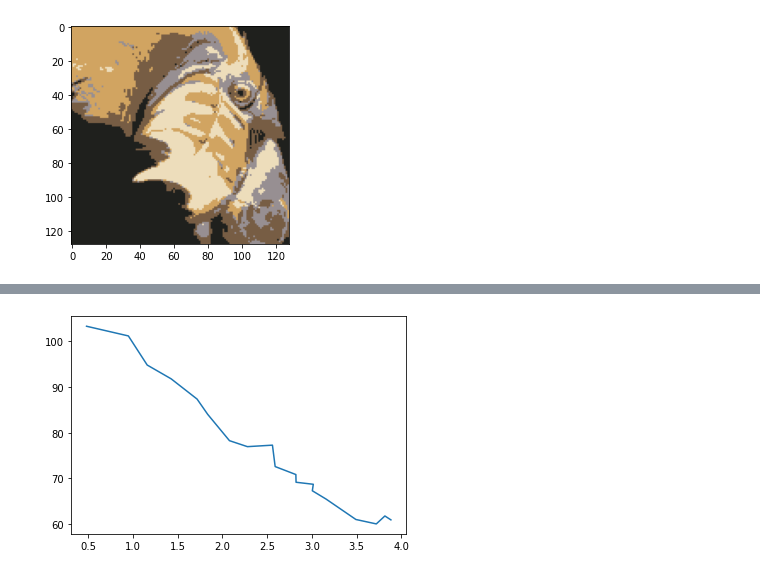
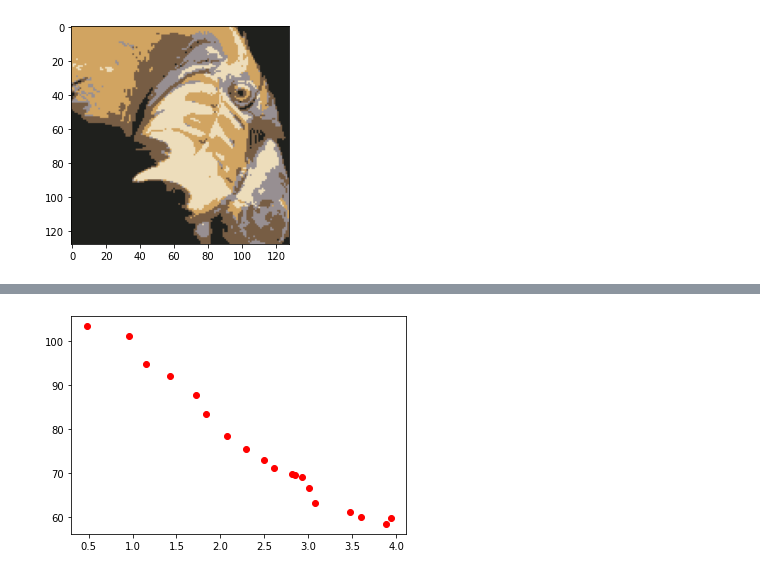
Before and after one commit to ValentinSre/TP, a Jupyter notebook: TCI/[TCI] TP.ipynb, the cells around one changed output, grey strips where cells are left out. Saved outputs shown, nothing was run; the diff lists cells and outputs as text; code cells hidden in the pictures.

```diff
--- a/TCI/[TCI] TP.ipynb
+++ b/TCI/[TCI] TP.ipynb
@@ -336,15 +336,15 @@ dessinerImg(img)
 # %%
 # Question 5
+from matplotlib import pyplot
 
 def courbeDR():
     Lx = []
     Ly = []
     for k in range (2, 21):
         Lx.append(R(k))
         Ly.append(D(k))
-    plt.plot(Lx, Ly)
-    plt.show()
+    pyplot.scatter(Lx, Ly, c = 'red')
 
 courbeDR()
 # %% [output]
-[figure, old version]
+[figure, new version]
```
Also changed, not shown: parts of 3 cells of this notebook.
